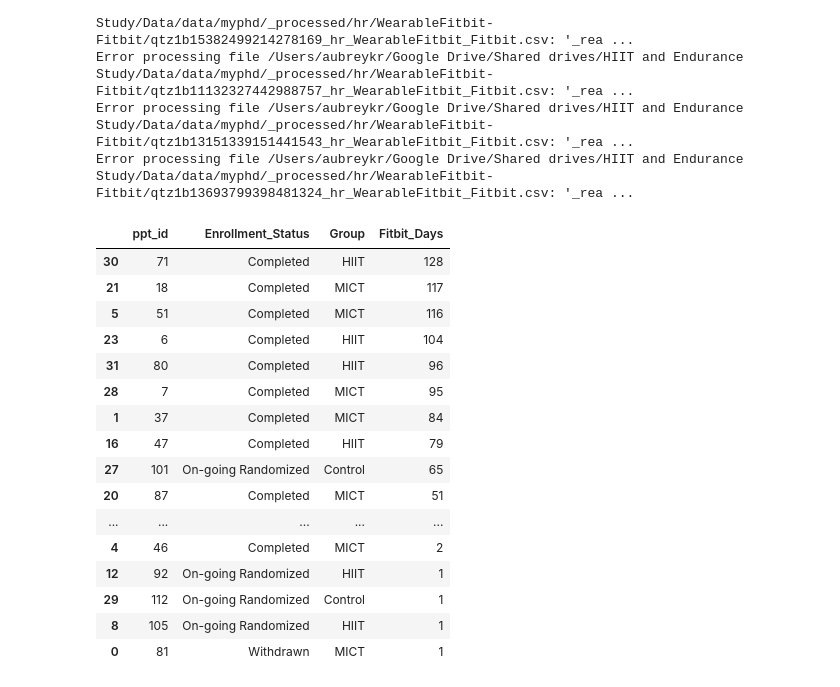
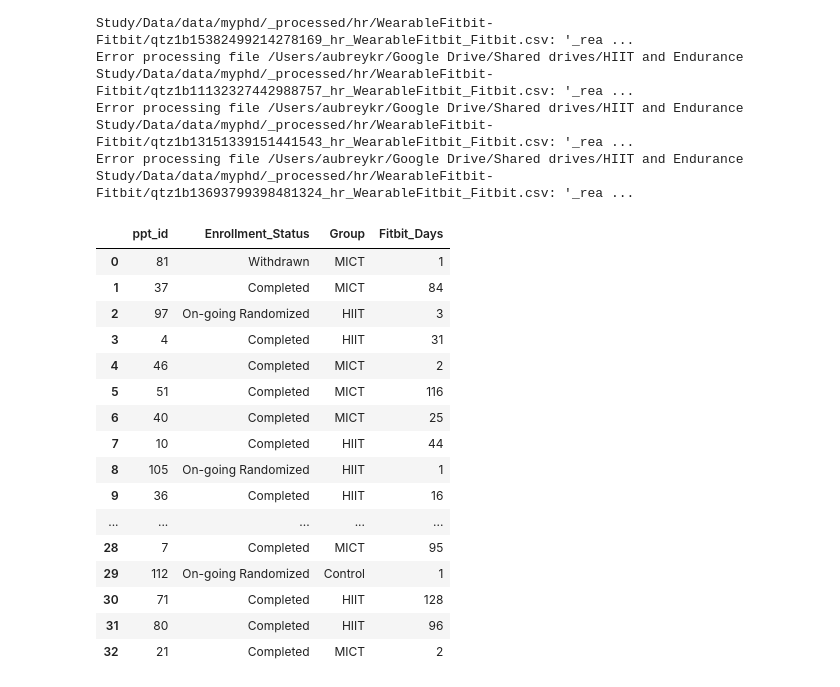
Before and after one commit to cmcginity/hiit-vs-mict, a Jupyter notebook: src/py/notebooks/Fitbit_Control_Checks.ipynb, the cells around one changed output. Saved outputs shown, nothing was run; the diff lists cells and outputs as text; code cells hidden in the pictures.

Commit message:
fitbit R analysis upload

```diff
--- a/src/py/notebooks/Fitbit_Control_Checks.ipynb
+++ b/src/py/notebooks/Fitbit_Control_Checks.ipynb
@@ -269,29 +269,29 @@ Error processing file /Users/aubreykr/Google Drive/Shared drives/HIIT and Endura
 # %%
 results_df = pd.concat(dfs, ignore_index=True)
 # Reset index and drop the old index
 results_df = results_df.reset_index(drop=True)
 
 # Display the sorted DataFrame without the index
 results_df['Fitbit_Days'] = pd.to_numeric(results_df['Fitbit_Days'])
 
 # Sort by Fitbit_Days
-results_df = results_df.sort_values(by='Fitbit_Days', ascending=False)
+#results_df = results_df.sort_values(by='Fitbit_Days', ascending=False)
 results_df
 # %% [output]
 |  | ppt_id | Enrollment_Status | Group | Fitbit_Days |
+| 0 | 81 | Withdrawn | MICT | 1 |
+| 1 | 37 | Completed | MICT | 84 |
+| 2 | 97 | On-going Randomized | HIIT | 3 |
+| 3 | 4 | Completed | HIIT | 31 |
+| 4 | 46 | Completed | MICT | 2 |
+| 5 | 51 | Completed | MICT | 116 |
+| 6 | 40 | Completed | MICT | 25 |
+| 7 | 10 | Completed | HIIT | 44 |
+| 8 | 105 | On-going Randomized | HIIT | 1 |
+| 9 | 36 | Completed | HIIT | 16 |
+| ... | ... | ... | ... | ... |
+| 28 | 7 | Completed | MICT | 95 |
+| 29 | 112 | On-going Randomized | Control | 1 |
 | 30 | 71 | Completed | HIIT | 128 |
-| 21 | 18 | Completed | MICT | 117 |
-| 5 | 51 | Completed | MICT | 116 |
-| 23 | 6 | Completed | HIIT | 104 |
 | 31 | 80 | Completed | HIIT | 96 |
-| 28 | 7 | Completed | MICT | 95 |
-| 1 | 37 | Completed | MICT | 84 |
-| 16 | 47 | Completed | HIIT | 79 |
-| 27 | 101 | On-going Randomized | Control | 65 |
-| 20 | 87 | Completed | MICT | 51 |
-| ... | ... | ... | ... | ... |
-| 4 | 46 | Completed | MICT | 2 |
-| 12 | 92 | On-going Randomized | HIIT | 1 |
-| 29 | 112 | On-going Randomized | Control | 1 |
-| 8 | 105 | On-going Randomized | HIIT | 1 |
-| 0 | 81 | Withdrawn | MICT | 1 |
+| 32 | 21 | Completed | MICT | 2 |
```
Also changed, not shown: 1 other file.
